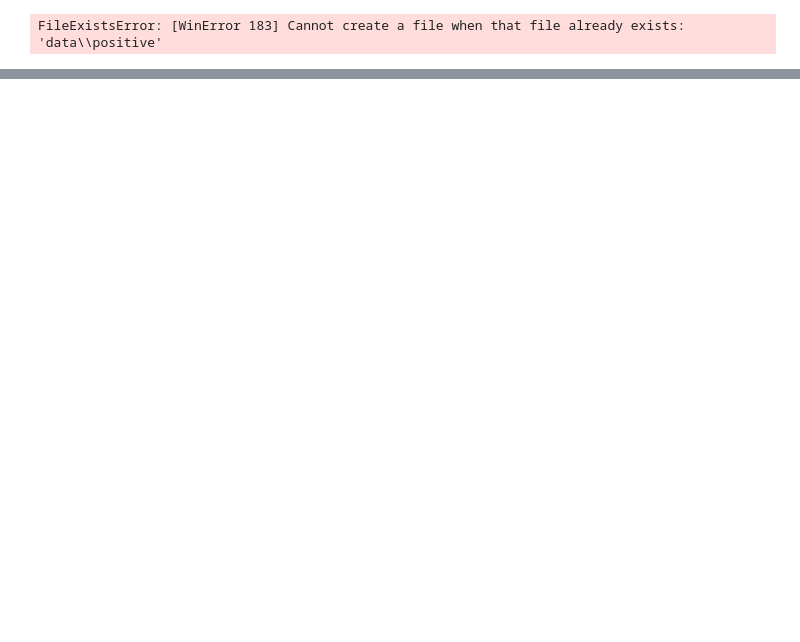
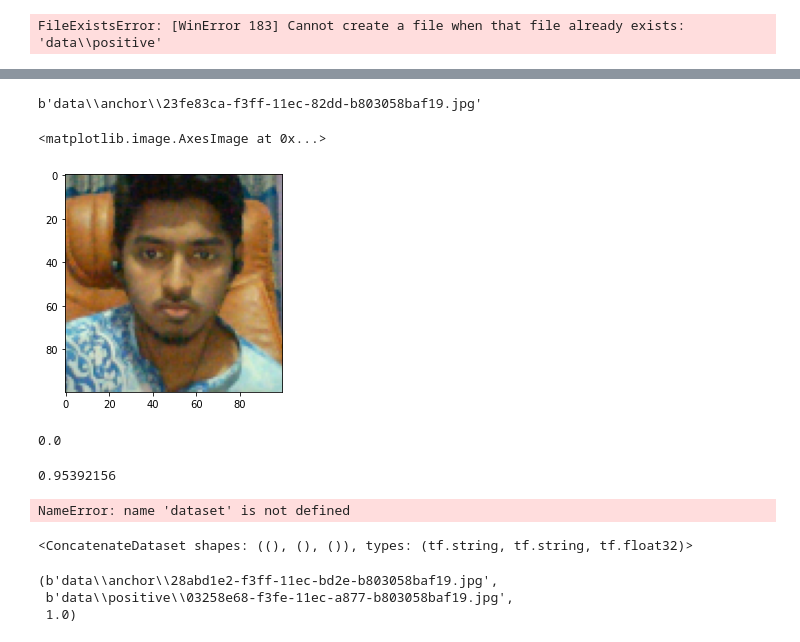
Before and after one commit to radwanromy/Face-Recognition-using-One-Shot-learning-technique-and-Siamese-Network, a Jupyter notebook: Face Recognition using One-Shot learning technique and Siamese Network.ipynb, the cells around one changed output, grey strips where cells are left out. Cells and saved outputs as stored; diff of their text form; code cells hidden in the pictures; blank space fills up the shorter version.

```diff
--- a/Face Recognition using One-Shot learning technique and Siamese Network.ipynb
+++ b/Face Recognition using One-Shot learning technique and Siamese Network.ipynb
@@ -51,0 +98,30 @@ tar: Error opening archive: Failed to open 'lfw.tgz'
+# %%
+print(dir_test.next())
+# %% [output]
+b'data\\anchor\\23fe83ca-f3ff-11ec-82dd-b803058baf19.jpg'
+# %%
+def preprocess(file_path):
+    byte_img = tf.io.read_file(file_path)
+    img = tf.io.decode_jpeg(byte_img)
+    img = tf.image.resize(img, (100,100))
+    img = img / 255.0
+    return img
+# %%
+img = preprocess('data\\anchor\\23fe83ca-f3ff-11ec-82dd-b803058baf19.jpg')
+# %%
+plt.imshow(img)
+# %% [output]
+<matplotlib.image.AxesImage at 0x...>
+[figure, added]
+# %%
+img.numpy().min()
+# %% [output]
+0.0
+# %%
+img.numpy().max()
+# %% [output]
+0.95392156
+# %%
+dataset.map(preprocess)
+# %% [output]
+NameError: name 'dataset' is not defined
@@ -51,0 +132,4 @@ tar: Error opening archive: Failed to open 'lfw.tgz'
+# %%
+data
+# %% [output]
+<ConcatenateDataset shapes: ((), (), ()), types: (tf.string, tf.string, tf.float32)>
@@ -51,0 +140,6 @@ tar: Error opening archive: Failed to open 'lfw.tgz'
+# %%
+example
+# %% [output]
+(b'data\\anchor\\28abd1e2-f3ff-11ec-bd2e-b803058baf19.jpg',
+ b'data\\positive\\03258e68-f3fe-11ec-a877-b803058baf19.jpg',
+ 1.0)
```
Also changed, not shown: parts of 37 cells of this notebook.
